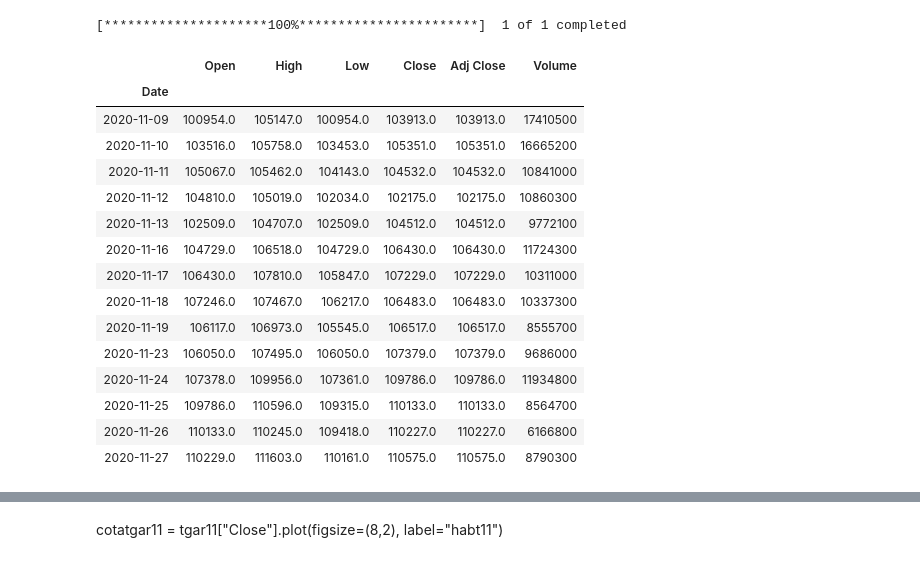
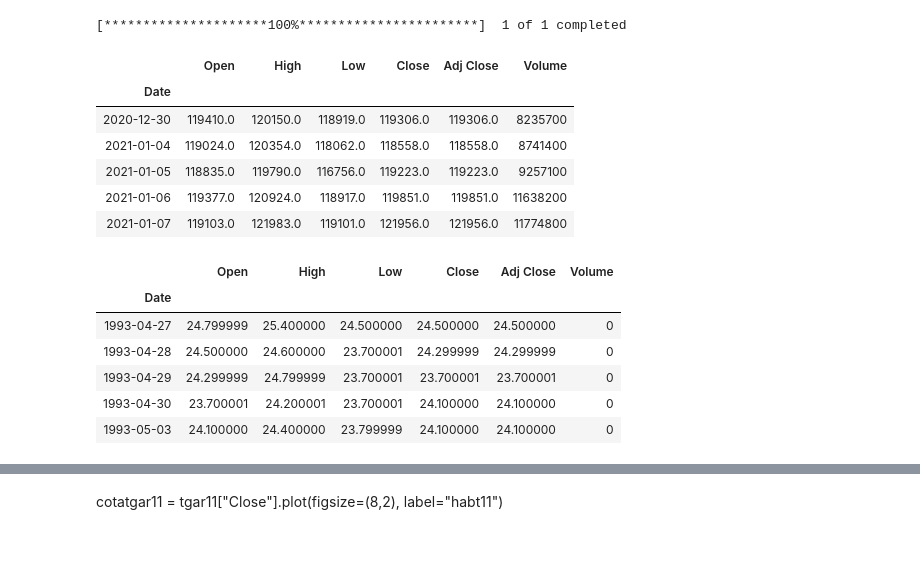
Before and after one commit to kioolz/Kioolz-World, a Jupyter notebook: IBOV.ipynb, the cells around one changed output, grey strips where cells are left out. Cells and saved outputs as stored; diff of their text form; code cells hidden in the pictures.

```diff
--- a/IBOV.ipynb
+++ b/IBOV.ipynb
@@ -21,25 +22,24 @@ ibov = web.get_data_yahoo('^BVSP')
 [*********************100%***********************]  1 of 1 completed
 # %%
 #2.1.1 - A cauda do IBOV(Os dados mais recentes)
-ibov.tail(14)
+ibov.tail(5)
 # %% [output]
 |  | Open | High | Low | Close | Adj Close | Volume |
 | Date |  |  |  |  |  |  |
-| 2020-11-09 | 100954.0 | 105147.0 | 100954.0 | 103913.0 | 103913.0 | 17410500 |
-| 2020-11-10 | 103516.0 | 105758.0 | 103453.0 | 105351.0 | 105351.0 | 16665200 |
-| 2020-11-11 | 105067.0 | 105462.0 | 104143.0 | 104532.0 | 104532.0 | 10841000 |
-| 2020-11-12 | 104810.0 | 105019.0 | 102034.0 | 102175.0 | 102175.0 | 10860300 |
-| 2020-11-13 | 102509.0 | 104707.0 | 102509.0 | 104512.0 | 104512.0 | 9772100 |
-| 2020-11-16 | 104729.0 | 106518.0 | 104729.0 | 106430.0 | 106430.0 | 11724300 |
-| 2020-11-17 | 106430.0 | 107810.0 | 105847.0 | 107229.0 | 107229.0 | 10311000 |
-| 2020-11-18 | 107246.0 | 107467.0 | 106217.0 | 106483.0 | 106483.0 | 10337300 |
-| 2020-11-19 | 106117.0 | 106973.0 | 105545.0 | 106517.0 | 106517.0 | 8555700 |
-| 2020-11-23 | 106050.0 | 107495.0 | 106050.0 | 107379.0 | 107379.0 | 9686000 |
-| 2020-11-24 | 107378.0 | 109956.0 | 107361.0 | 109786.0 | 109786.0 | 11934800 |
-| 2020-11-25 | 109786.0 | 110596.0 | 109315.0 | 110133.0 | 110133.0 | 8564700 |
-| 2020-11-26 | 110133.0 | 110245.0 | 109418.0 | 110227.0 | 110227.0 | 6166800 |
-| 2020-11-27 | 110229.0 | 111603.0 | 110161.0 | 110575.0 | 110575.0 | 8790300 |
+| 2020-12-30 | 119410.0 | 120150.0 | 118919.0 | 119306.0 | 119306.0 | 8235700 |
+| 2021-01-04 | 119024.0 | 120354.0 | 118062.0 | 118558.0 | 118558.0 | 8741400 |
+| 2021-01-05 | 118835.0 | 119790.0 | 116756.0 | 119223.0 | 119223.0 | 9257100 |
+| 2021-01-06 | 119377.0 | 120924.0 | 118917.0 | 119851.0 | 119851.0 | 11638200 |
+| 2021-01-07 | 119103.0 | 121983.0 | 119101.0 | 121956.0 | 121956.0 | 11774800 |
 # %%
 #2.1.2 - A ponta do IBOV (Os dados mais antigos)
-ibov.head()
+ibov.head(5)
+# %% [output]
+|  | Open | High | Low | Close | Adj Close | Volume |
+| Date |  |  |  |  |  |  |
+| 1993-04-27 | 24.799999 | 25.400000 | 24.500000 | 24.500000 | 24.500000 | 0 |
+| 1993-04-28 | 24.500000 | 24.600000 | 23.700001 | 24.299999 | 24.299999 | 0 |
+| 1993-04-29 | 24.299999 | 24.799999 | 23.700001 | 23.700001 | 23.700001 | 0 |
+| 1993-04-30 | 23.700001 | 24.200001 | 23.700001 | 24.100000 | 24.100000 | 0 |
+| 1993-05-03 | 24.100000 | 24.400000 | 23.799999 | 24.100000 | 24.100000 | 0 |
 # %%
```
Also changed, not shown: parts of 24 cells of this notebook.
